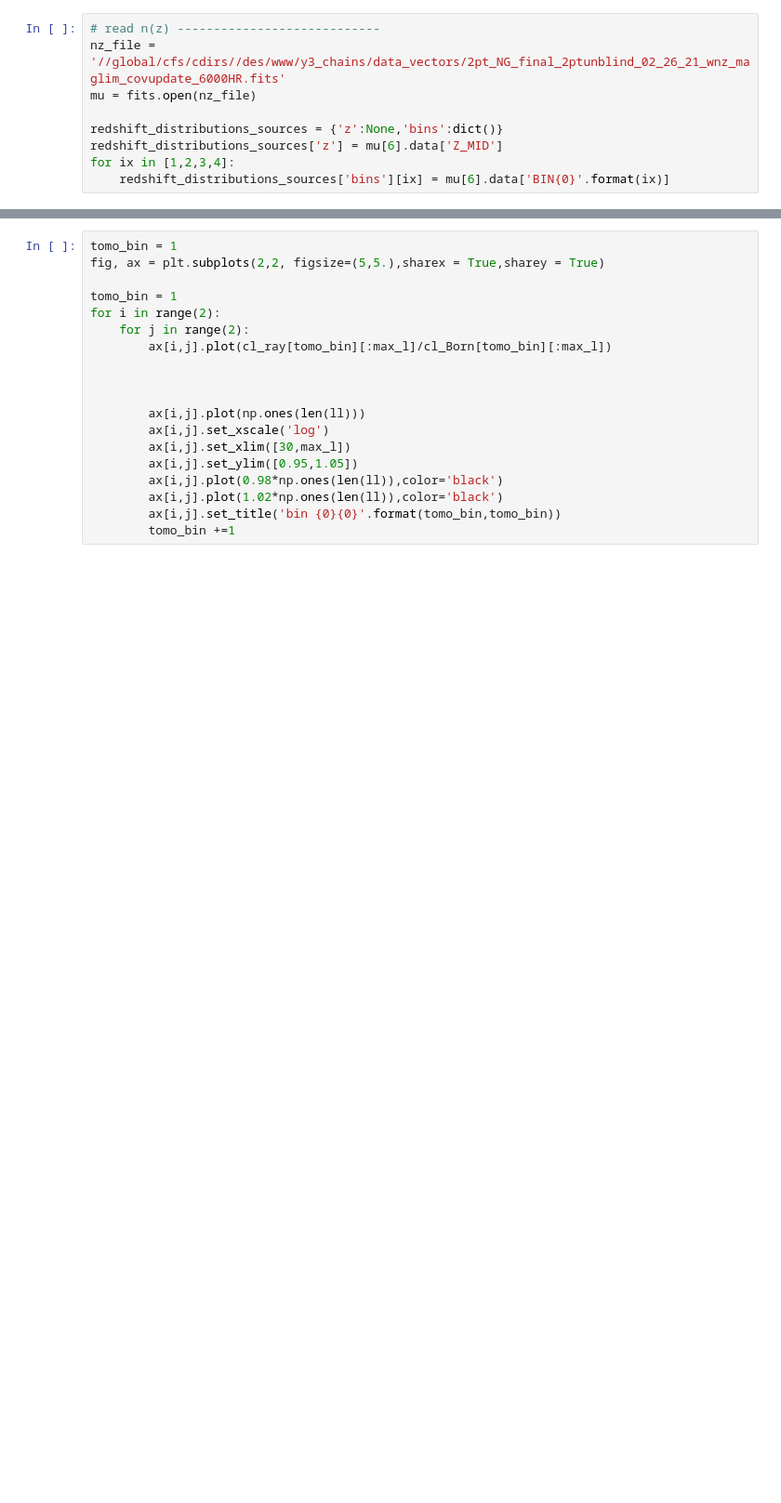
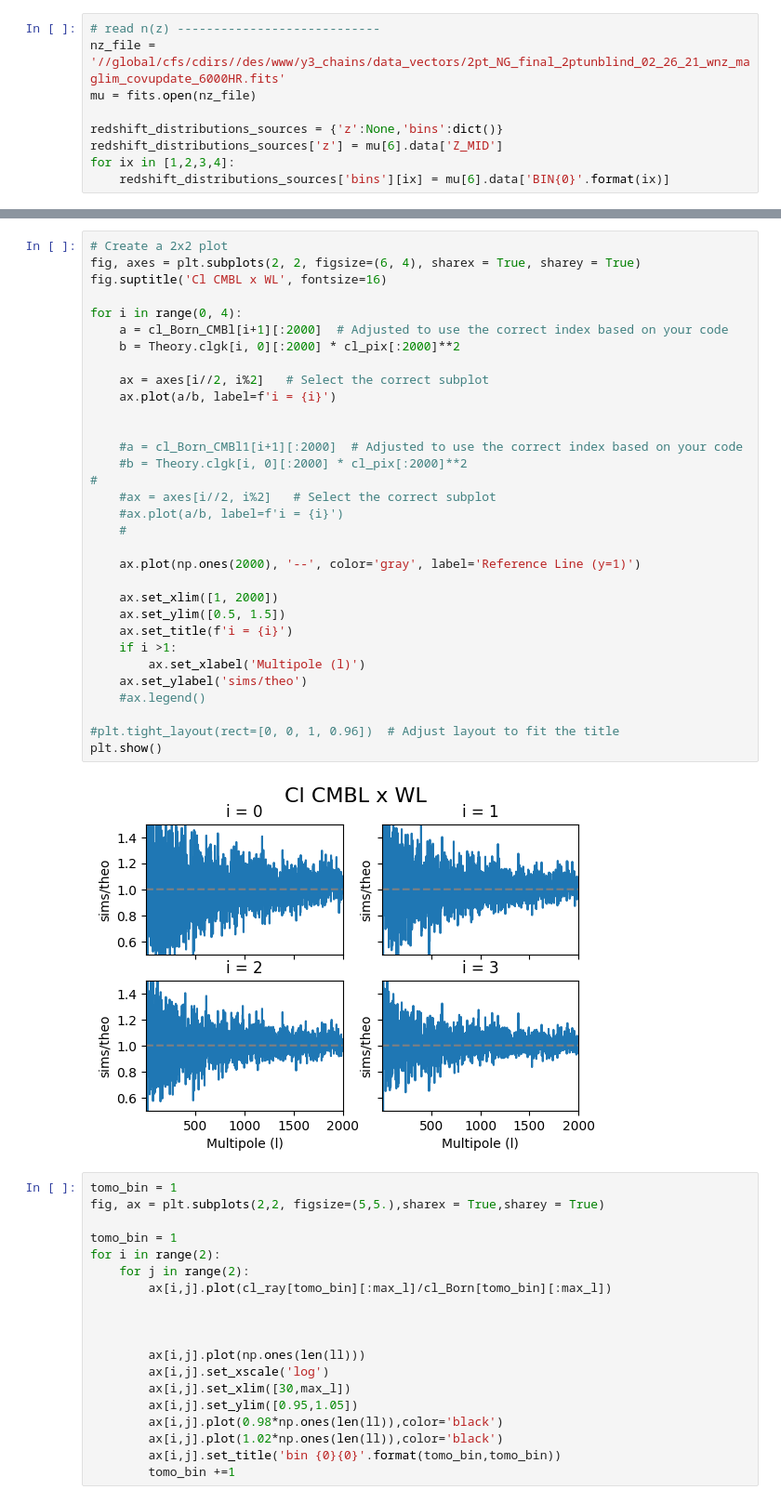
Before and after one commit to mgatti29/CMB_lensing_SBI, a Jupyter notebook: Notebooks/test_raytracing_Dirac.ipynb, the cells around one changed output, grey strips where cells are left out. Shown: that part at 93% size. Cells and saved outputs as stored; diff of their text form; blank space fills up the shorter version.

```diff
--- a/Notebooks/test_raytracing_Dirac.ipynb
+++ b/Notebooks/test_raytracing_Dirac.ipynb
@@ -320,3 +447,37 @@ for f_ in f:
+# %%
+# Create a 2x2 plot
+fig, axes = plt.subplots(2, 2, figsize=(6, 4), sharex = True, sharey = True)
+fig.suptitle('Cl CMBL x WL', fontsize=16)
+
+for i in range(0, 4):
+    a = cl_Born_CMBl[i+1][:2000]  # Adjusted to use the correct index based on your code
+    b = Theory.clgk[i, 0][:2000] * cl_pix[:2000]**2
+
+    ax = axes[i//2, i%2]   # Select the correct subplot
+    ax.plot(a/b, label=f'i = {i}')
+
+
+    #a = cl_Born_CMBl1[i+1][:2000]  # Adjusted to use the correct index based on your code
+    #b = Theory.clgk[i, 0][:2000] * cl_pix[:2000]**2
+#
+    #ax = axes[i//2, i%2]   # Select the correct subplot
+    #ax.plot(a/b, label=f'i = {i}')
+    #
+
+    ax.plot(np.ones(2000), '--', color='gray', label='Reference Line (y=1)')
+
+    ax.set_xlim([1, 2000])
+    ax.set_ylim([0.5, 1.5])
+    ax.set_title(f'i = {i}')
+    if i >1:
+        ax.set_xlabel('Multipole (l)')
+    ax.set_ylabel('sims/theo')
+    #ax.legend()
+
+#plt.tight_layout(rect=[0, 0, 1, 0.96])  # Adjust layout to fit the title
+plt.show()
+# %% [output]
+[figure, added]
 # %%
 tomo_bin = 1
 fig, ax = plt.subplots(2,2, figsize=(5,5.),sharex = True,sharey = True)
```
Also changed, not shown: parts of 26 cells of this notebook, 5 other files.
